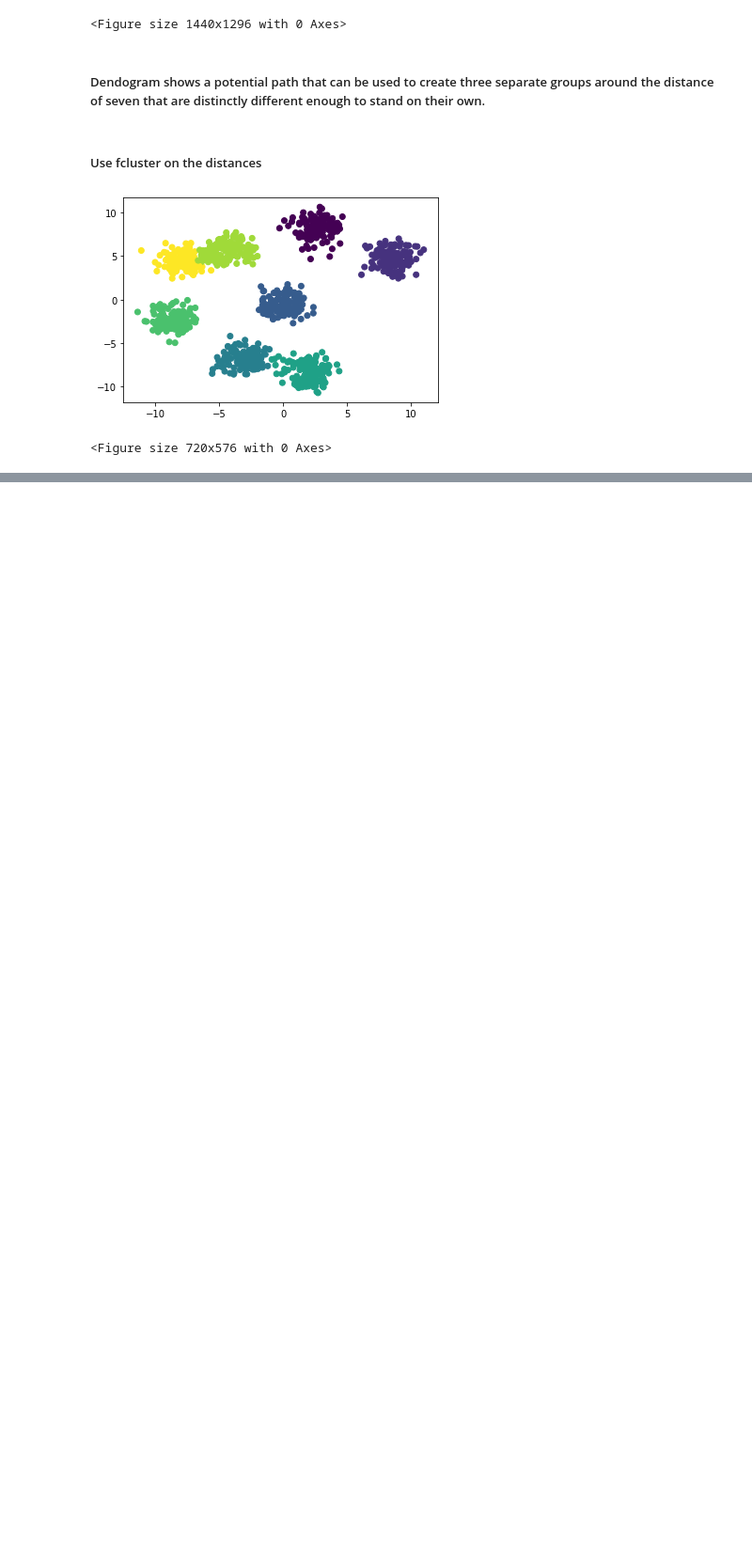
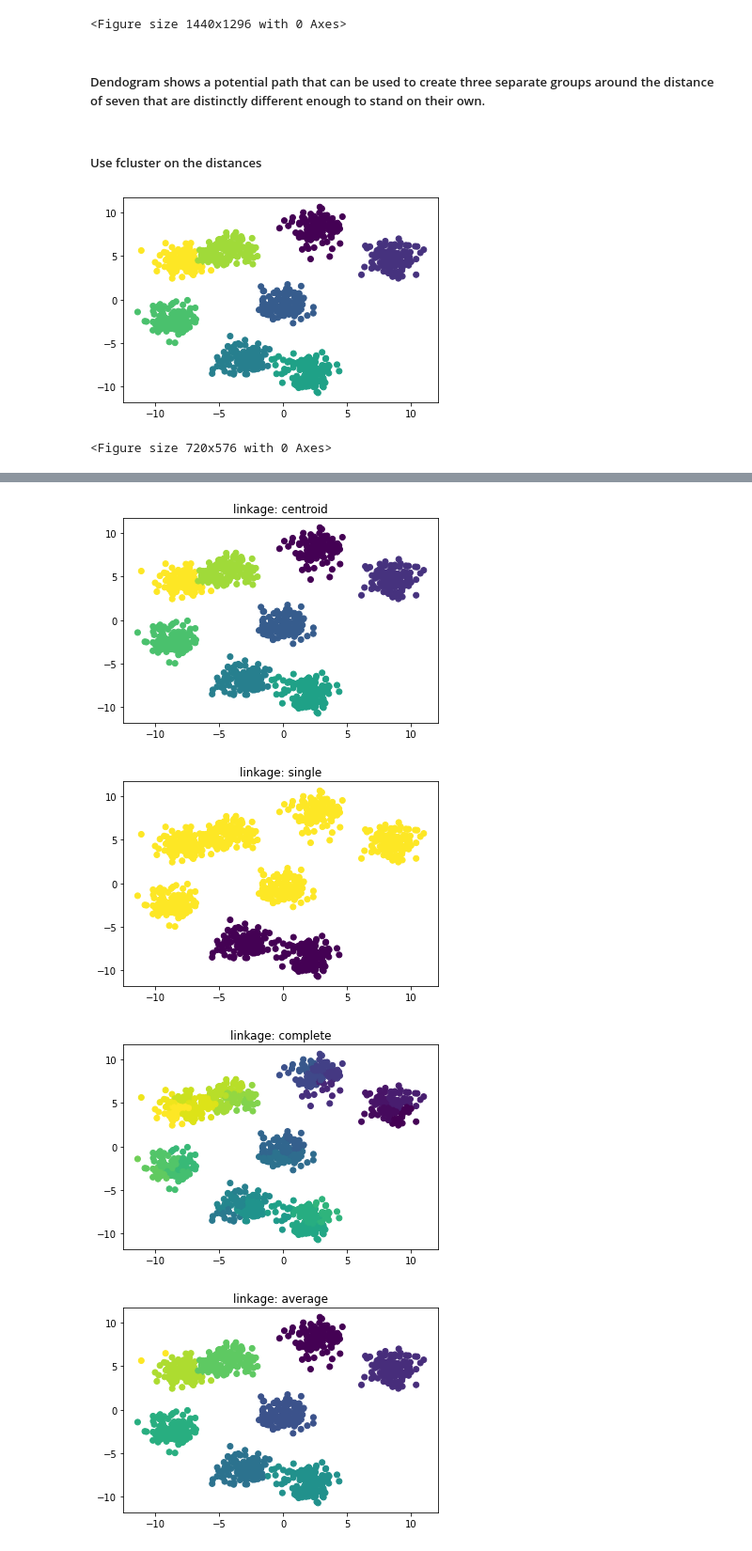
Before and after one commit to ver-akshat/Hierarchial_Agglomerative_Clustering, a Jupyter notebook: Hierarchial_Clustering.ipynb, the cells around one changed output, grey strips where cells are left out. Shown: that part at 94% size. Drawn from its saved outputs; the diff is of its cells as text; code cells hidden in the pictures; blank space fills up the shorter version.

Commit message:
Hierarchial clustering

```diff
--- a/Hierarchial_Clustering.ipynb
+++ b/Hierarchial_Clustering.ipynb
@@ -62,0 +72,16 @@ plt.show()
+# %%
+# creating a list of possible linkage methods:
+methods=['centroid','single','complete','average','weighted']
+# %%
+# loop through all methods and displaying the effect of each method on dataset
+for method in methods:
+    distances=linkage(X,method=method,metric="euclidean")
+    clusters=fcluster(distances,3,criterion="distance")
+    plt.title('linkage: '+method)
+    plt.scatter(X[:,0],X[:,1],c=clusters)
+    plt.show()
+# %% [output]
+[figure, added]
+[figure, added]
+[figure, added]
+[figure, added]
```
Also changed, not shown: parts of 5 cells of this notebook.
